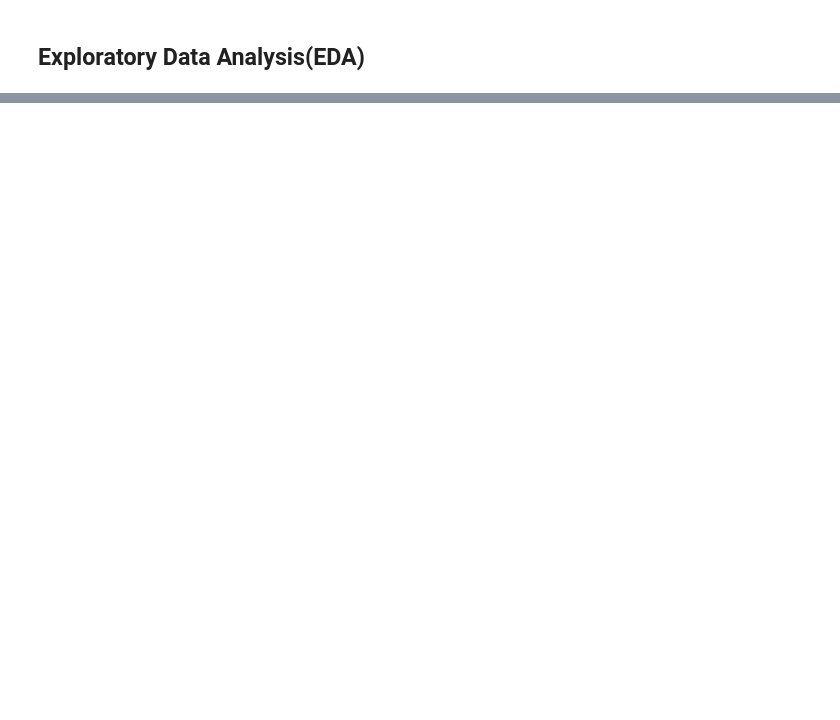
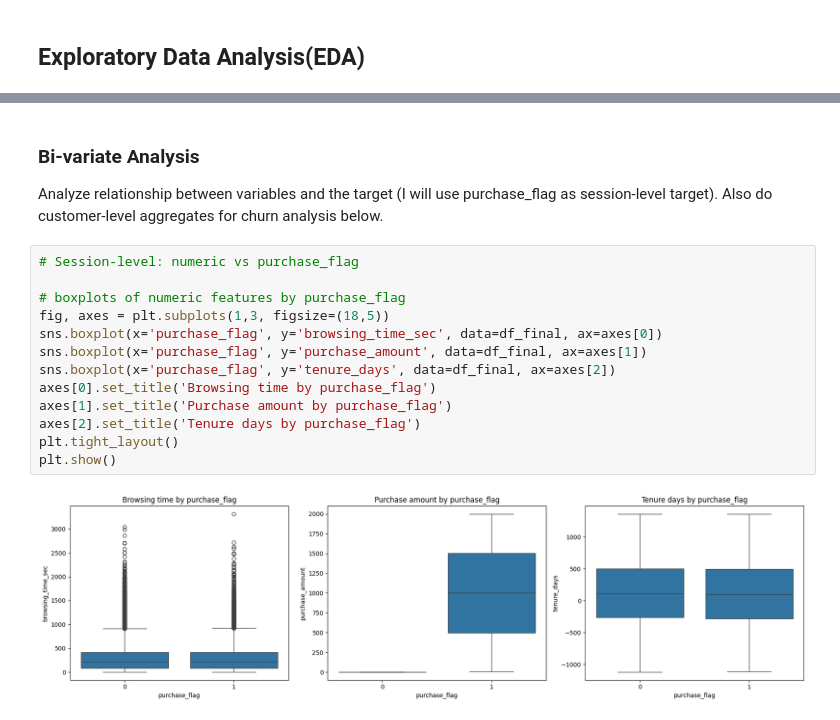
Before and after one commit to EfyaDufie2020/Analyzing-Customer-Behavior-for-E-commerce-Insights, a Jupyter notebook: E-commerce.ipynb, the cells around one changed output, grey strips where cells are left out. Drawn from its saved outputs; the diff is of its cells as text; blank space fills up the shorter version.

```diff
--- a/E-commerce.ipynb
+++ b/E-commerce.ipynb
@@ -416,0 +799,18 @@ memory usage: 20.4 MB
+# %% [markdown]
+### Bi-variate Analysis
+Analyze relationship between variables and the target (I will use purchase_flag as session-level target). Also do customer-level aggregates for churn analysis below.
+# %%
+# Session-level: numeric vs purchase_flag
+
+# boxplots of numeric features by purchase_flag
+fig, axes = plt.subplots(1,3, figsize=(18,5))
+sns.boxplot(x='purchase_flag', y='browsing_time_sec', data=df_final, ax=axes[0])
+sns.boxplot(x='purchase_flag', y='purchase_amount', data=df_final, ax=axes[1])
+sns.boxplot(x='purchase_flag', y='tenure_days', data=df_final, ax=axes[2])
+axes[0].set_title('Browsing time by purchase_flag')
+axes[1].set_title('Purchase amount by purchase_flag')
+axes[2].set_title('Tenure days by purchase_flag')
+plt.tight_layout()
+plt.show()
+# %% [output]
+[figure, added]
```
Also changed, not shown: parts of 47 cells of this notebook, 1 other file.
